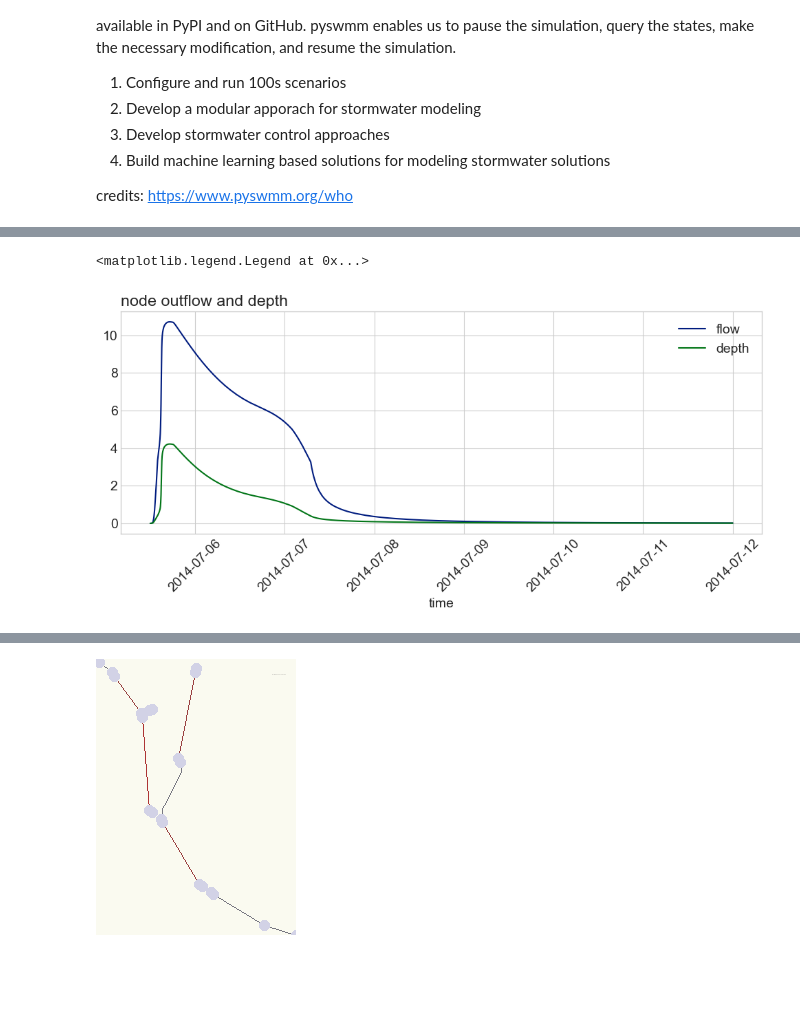
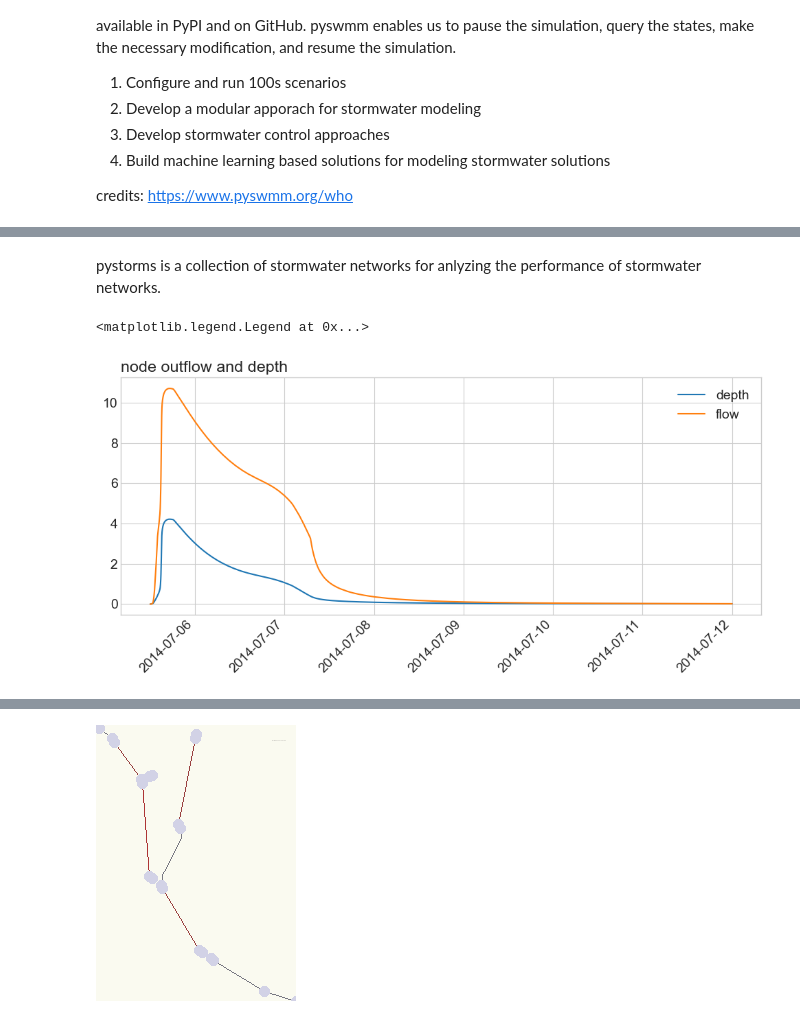
Before and after one commit to abhiramm7/digi-swmm, a Jupyter notebook: intro_to_pyswmm_ecosystem.ipynb, the cells around one changed output, grey strips where cells are left out. Saved outputs shown, nothing was run; the diff lists cells and outputs as text; code cells hidden in the pictures; blank space fills up the shorter version.

```diff
--- a/intro.ipynb
+++ b/intro_to_pyswmm_ecosystem.ipynb
@@ -44,14 +44,14 @@ pip install pyswmm pandas matplotlib pystorms
 # %%
 import pyswmm
 import pystorms
-import numpy as np
 import pandas as pd
 import matplotlib.pyplot as plt
 
 # RC parms for pretty plots 💁🏽
 plt.rcParams.update({'font.size': 14})
 plt.style.use('seaborn-v0_8-whitegrid')
-plt.style.use('seaborn-v0_8-dark-palette')
+# %% [markdown]
+pystorms is a collection of stormwater networks for anlyzing the performance of stormwater networks.
 # %%
 network = pystorms.networks.load_network("gamma")
 # %%
@@ -67,15 +67,15 @@ with pyswmm.Simulation(network) as sim:
         time.append(sim.current_time)
         depth.append(node.depth)
         flow.append(link.flow)
+
+data = pd.DataFrame(data={"depth": depth, "flow": flow}, index=time)
 # %%
 fig = plt.figure(figsize=(10, 5), tight_layout=True)
 ax = fig.gca()
-ax.plot(time, flow, label='flow')
-ax.plot(time, depth, label='depth')
-ax.set_xlabel("time")
+data.plot(ax=ax)
 ax.set_title("node outflow and depth", loc='left')
 ax.tick_params(axis='x', labelrotation=45)
 ax.legend()
 # %% [output]
 <matplotlib.legend.Legend at 0x...>
-[figure, old version]
+[figure, new version]
```
Also changed, not shown: parts of 10 cells of this notebook, 3 other files.
